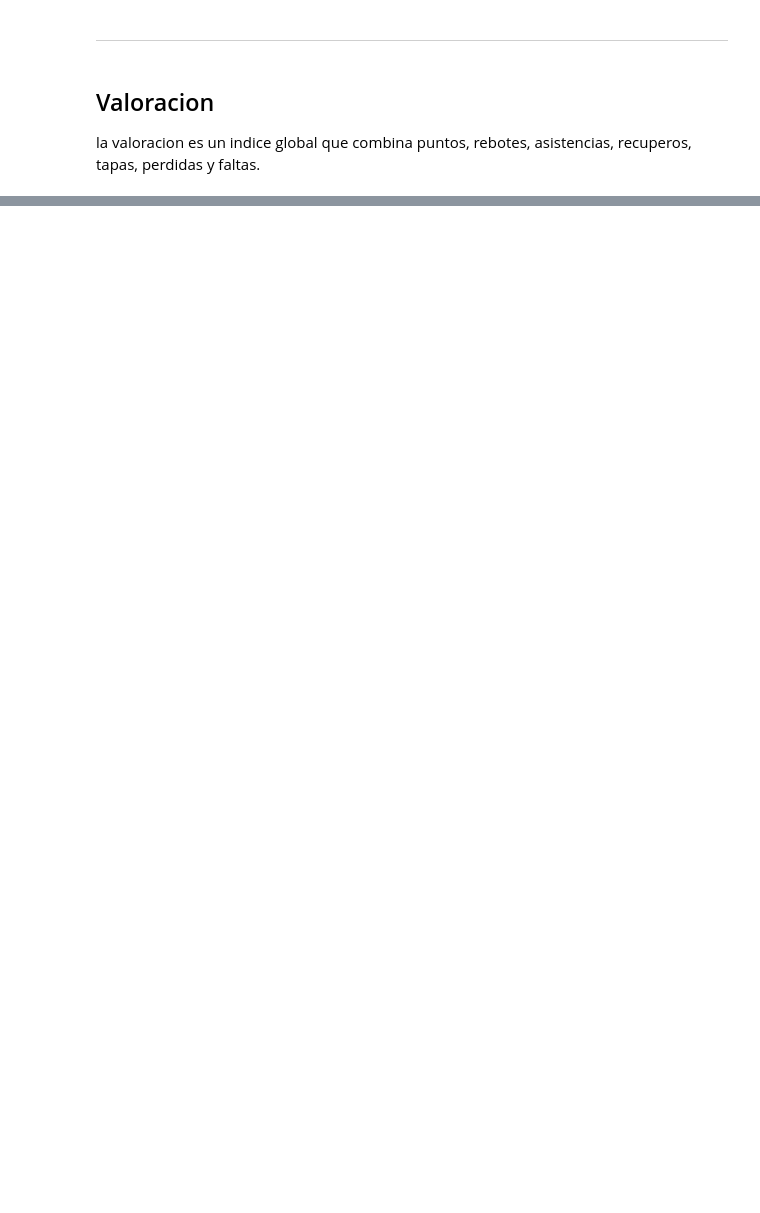
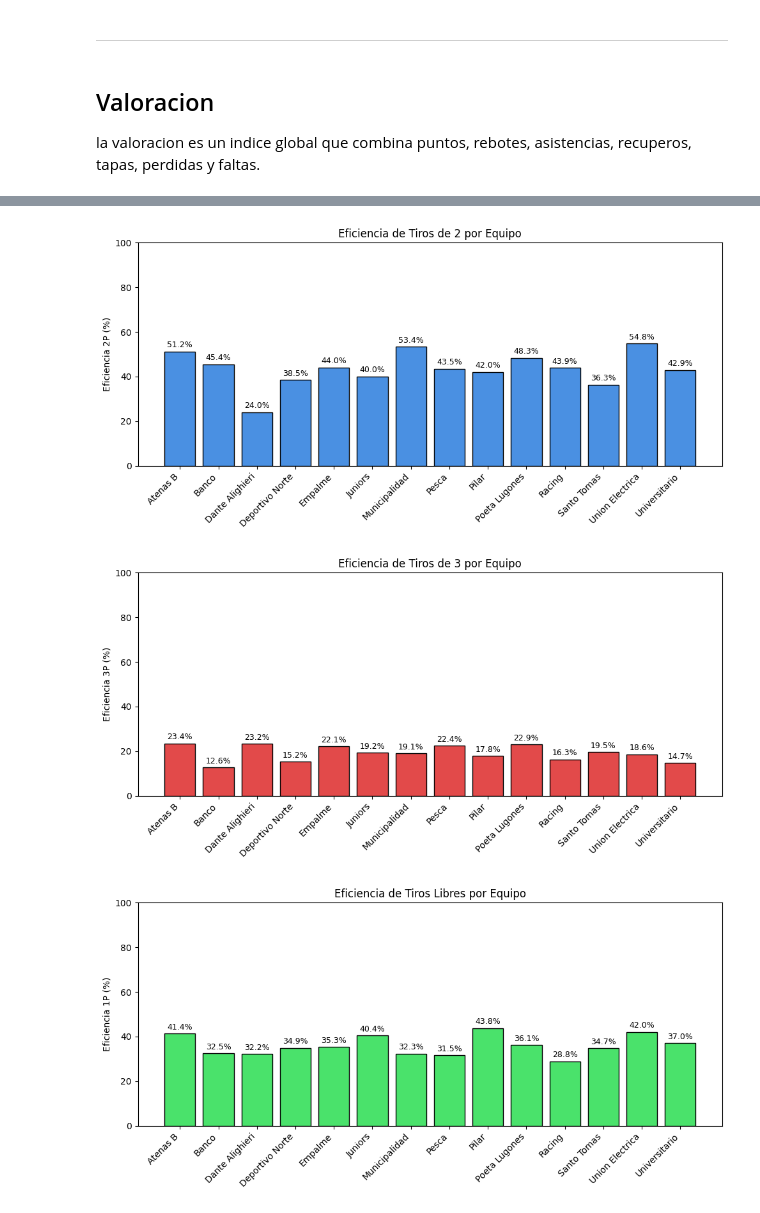
Before and after one commit to nicopinera/AnalisisEstadisticoBasquetU13, a Jupyter notebook: analisis2025.ipynb, the cells around one changed output, grey strips where cells are left out. Cells and saved outputs as stored; diff of their text form; code cells hidden in the pictures; blank space fills up the shorter version.

Commit message:
Agregado: Estadisticas por clubes

```diff
--- a/analisis2025.ipynb
+++ b/analisis2025.ipynb
@@ -315,0 +348,6 @@ top20.top_20_valoracion('resumen_estadisticas_jugadores.csv')
+# %%
+estadisticas_por_equipo.resumen_tiros_por_equipo('resumen_estadisticas_jugadores.csv')
+# %% [output]
+[figure, added]
+[figure, added]
+[figure, added]
```
Also changed, not shown: parts of 17 cells of this notebook, 2 other files.
